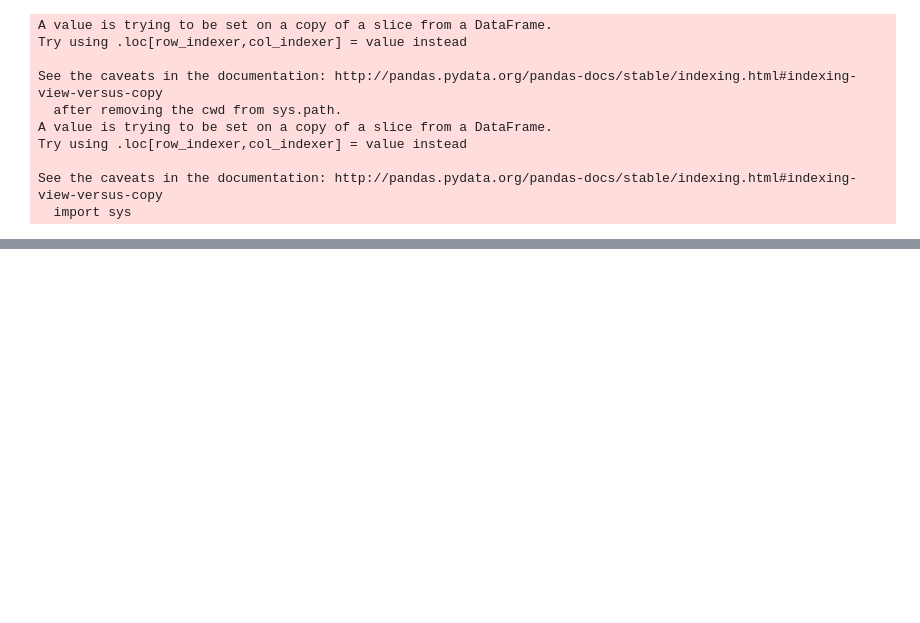
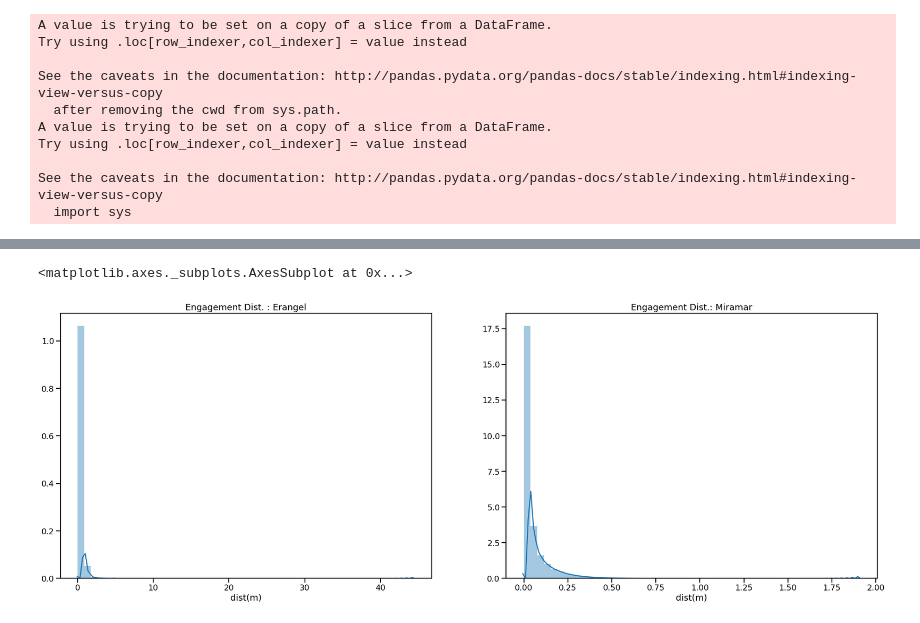
Before and after one commit to seaaaaany/PUBG_Analysis, a Jupyter notebook: death_headmapping.ipynb, the cells around one changed output, grey strips where cells are left out. Saved outputs shown, nothing was run; the diff lists cells and outputs as text; code cells hidden in the pictures; blank space fills up the shorter version.

```diff
--- a/death_headmapping.ipynb
+++ b/death_headmapping.ipynb
@@ -87,0 +130,31 @@ Use ``imageio.imread`` instead.
+# %%
+df_dist = pd.DataFrame.from_dict({'dist(m)': get_dist(erangel)})
+df_dist.index = erangel.index
+# %%
+# erangel map
+erangel_dist = pd.concat([erangel,df_dist], axis=1)
+# %%
+# get distance data
+df_dist = pd.DataFrame.from_dict({'dist(m)': get_dist(miramar)})
+df_dist.index = miramar.index
+# %%
+# miramar map
+miramar_dist = pd.concat([miramar,df_dist], axis=1)
+# %%
+# plot work
+f, axes = plt.subplots(1, 2, figsize=(30, 10))
+plot_dist = 150
+
+# titles for two maps
+axes[0].set_title('Engagement Dist. : Erangel')
+axes[1].set_title('Engagement Dist.: Miramar')
+
+plot_dist_er = erangel_dist[erangel_dist['dist(m)'] <= plot_dist]
+plot_dist_mr = miramar_dist[miramar_dist['dist(m)'] <= plot_dist]
+
+# unit: meters, sorry miles
+sns.distplot(plot_dist_er['dist(m)'], ax=axes[0])
+sns.distplot(plot_dist_mr['dist(m)'], ax=axes[1])
+# %% [output]
+<matplotlib.axes._subplots.AxesSubplot at 0x...>
+[figure, added]
```
Also changed, not shown: parts of 6 cells of this notebook, 3 other files.
